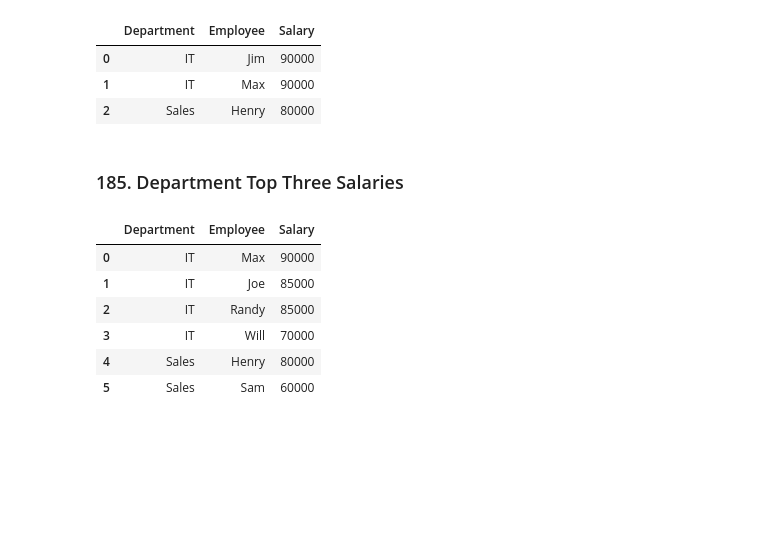
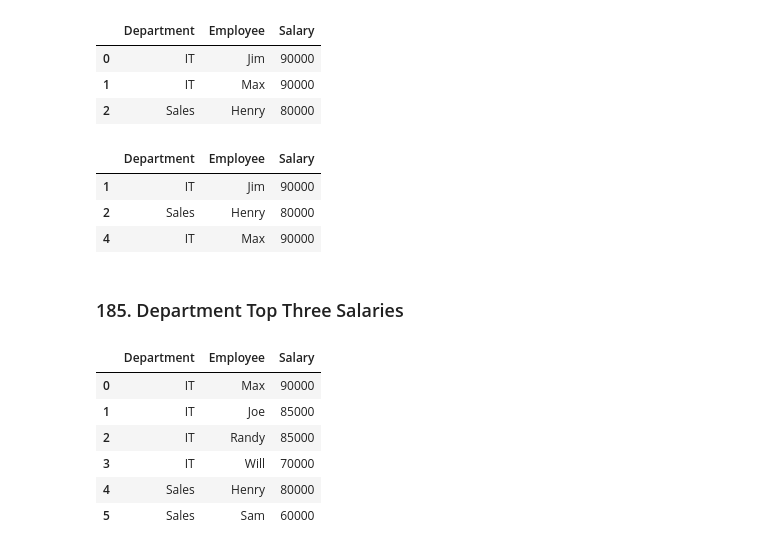
Before and after one commit to katie924/LeetCode-notes, a Jupyter notebook: notebooks/database.ipynb, the cells around one changed output. Saved outputs shown, nothing was run; the diff lists cells and outputs as text; code cells hidden in the pictures; blank space fills up the shorter version.

Commit message:
Database: 184. Department Highest Salary

```diff
--- a/notebooks/database.ipynb
+++ b/notebooks/database.ipynb
@@ -535,6 +535,18 @@ df
 | 0 | IT | Jim | 90000 |
 | 1 | IT | Max | 90000 |
 | 2 | Sales | Henry | 80000 |
+# %%
+employee['rnk'] = employee.groupby('departmentId')['salary'].rank(
+    method='dense', ascending=False)
+df = employee.merge(department, left_on='departmentId', right_on='id')\
+    .query('rnk == 1')[['name_y', 'name_x', 'salary']]
+df.columns = ['Department', 'Employee', 'Salary']
+df
+# %% [output]
+|  | Department | Employee | Salary |
+| 1 | IT | Jim | 90000 |
+| 2 | Sales | Henry | 80000 |
+| 4 | IT | Max | 90000 |
 # %% [markdown]
 ### 185. Department Top Three Salaries
 # %%
```
Also changed, not shown: parts of 8 cells of this notebook, 2 other files.
